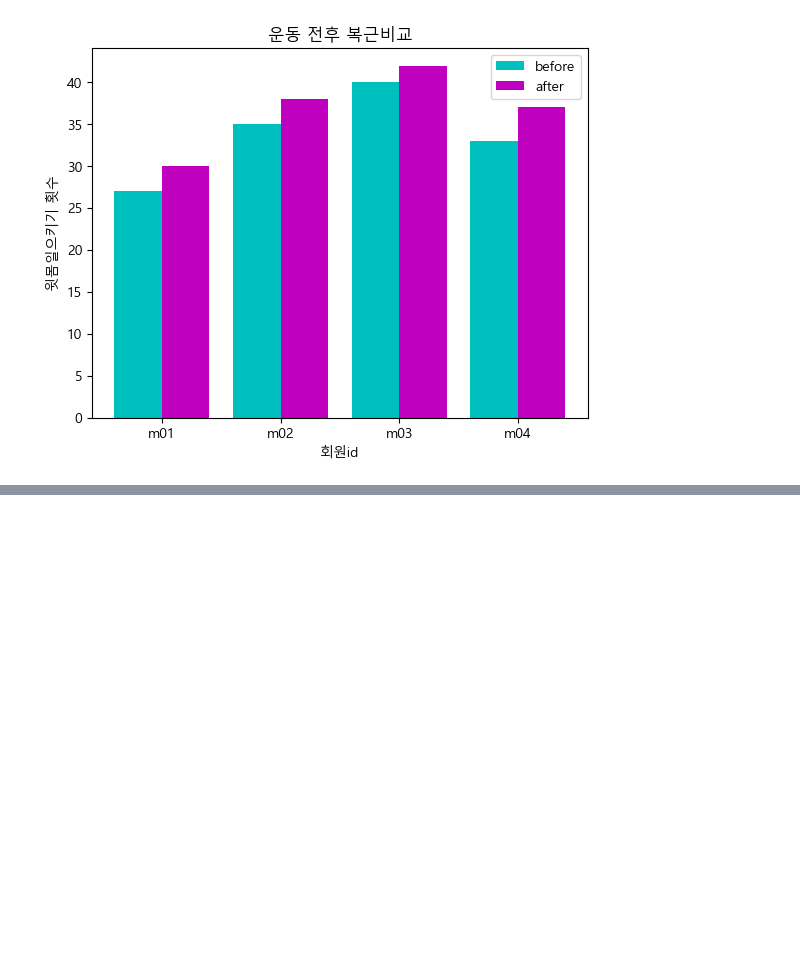
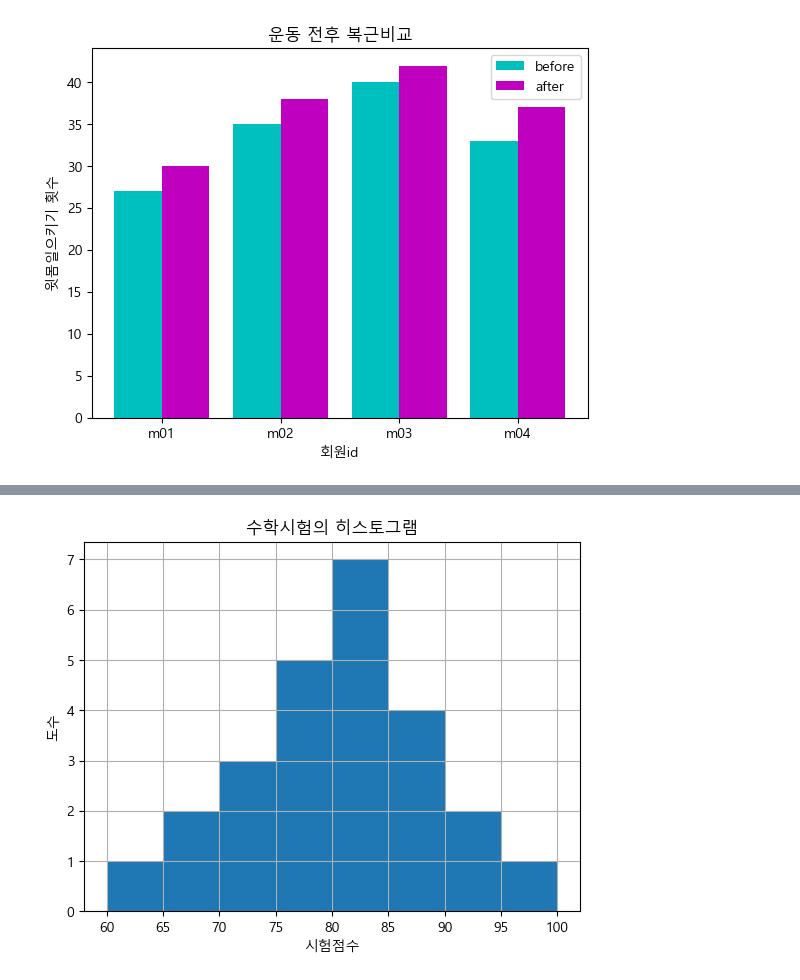
Before and after one commit to less927/python_basic, a Jupyter notebook: 데이터 시각화.ipynb, the cells around one changed output, grey strips where cells are left out. Saved outputs shown, nothing was run; the diff lists cells and outputs as text; code cells hidden in the pictures; blank space fills up the shorter version.

```diff
--- a/데이터 시각화.ipynb
+++ b/데이터 시각화.ipynb
@@ -493,0 +519,9 @@ plt.show()
+# %%
+plt.hist(math, bins=8)
+plt.xlabel ('시험점수')
+plt.ylabel ('도수')
+plt.title ('수학시험의 히스토그램')
+plt.grid()
+plt.show()
+# %% [output]
+[figure, added]
```
Also changed, not shown: parts of 35 cells of this notebook.
